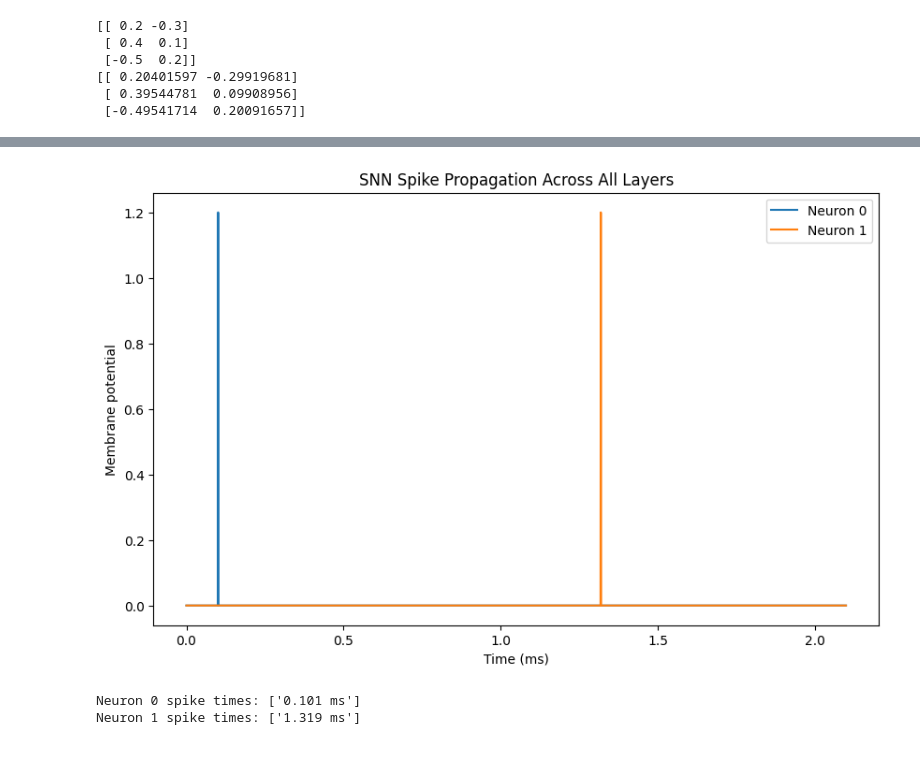
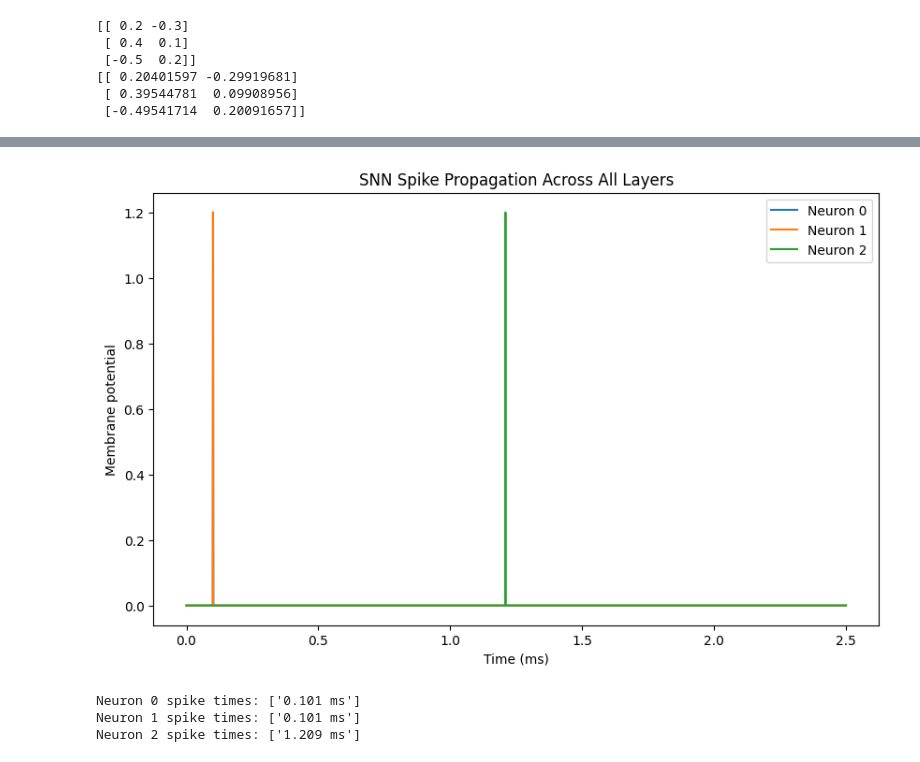
Before and after one commit to Ian3133/Dissertation, a Jupyter notebook: backprop.ipynb, the cells around one changed output, grey strips where cells are left out. Drawn from its saved outputs; the diff is of its cells as text; code cells hidden in the pictures.

```diff
--- a/backprop.ipynb
+++ b/backprop.ipynb
@@ -100,7 +100,7 @@ print(W)
  [ 0.39544781  0.09908956]
  [-0.49541714  0.20091657]]
 # %%
-weight = 0.5
+weights = np.array([0.5, 0.5])
 # %%
 # Basic example of 2 neurons with weight applied and repeat runs to correct weight in back prop
 
@@ -127,8 +127,8 @@ def spike_timing(w, global_clock, layer, sum, spikes_received):
 def math1(layer, sum, spikes_received):
     return (sum/spikes_received )+ layer
 
-
-n_input = 1
+input = [0.1, 0.9]
+n_input = 2
 n_output = 1
 n_total = n_input + n_output
 
@@ -148,10 +148,10 @@ neurons.sum = 0.0
 neurons.spikes_received = 0.0
 
 # Spike inputs (one per input neuron)     times=[i*0.4 for i in range(n_input)]
-stim = SpikeGeneratorGroup(n_input, indices=range(n_input), times=([.1] * ms))
+stim = SpikeGeneratorGroup(n_input, indices=range(n_input), times=((input) * ms))
 
 # Input → Hidden connections
-syn_input = Synapses(stim, neurons[0:1], '''
+syn_input = Synapses(stim, neurons[0:2], '''
     w : 1
     layer : 1
 ''', on_pre='''
@@ -161,8 +161,8 @@ syn_input = Synapses(stim, neurons[0:1], '''
 ''')
 syn_input.connect()
 
-# Output layer: hidden → output
-syn_output = Synapses(neurons[0], neurons[1], '''
+
+syn_output = Synapses(neurons[0:2], neurons[2], '''
     w : 1
     layer : 1
 ''', on_pre='''
@@ -172,7 +172,7 @@ syn_output = Synapses(neurons[0], neurons[1], '''
 
 ''')
 syn_output.connect()
-syn_output.w = weight # np.random.uniform(-0.90, .90, size=1) # [ 0.7116071 , -1.1385437 , -1.088651, 0.43341887, -1.4892002 , -1.3539809 ,0.28178445,  0.152175  , -0.54456943, -1.5054257 ,  0.12284008,  0.49124786, -0.41317764,  0.5724888 ,  0.4868003, 0.38319886,  0.31672755,  0.5698485, -0.7893439 , -0.4332046 ,  1.1470755, -0.619324  , -0.6091148 , -0.2407385, -0.02582   , -0.17720485,  0.3123896, -0.01638766,  0.39673412, -0.4153284 ]
+syn_output.w = weights # np.random.uniform(-0.90, .90, size=1) # [ 0.7116071 , -1.1385437 , -1.088651, 0.43341887, -1.4892002 , -1.3539809 ,0.28178445,  0.152175  , -0.54456943, -1.5054257 ,  0.12284008,  0.49124786, -0.41317764,  0.5724888 ,  0.4868003, 0.38319886,  0.31672755,  0.5698485, -0.7893439 , -0.4332046 ,  1.1470755, -0.619324  , -0.6091148 , -0.2407385, -0.02582   , -0.17720485,  0.3123896, -0.01638766,  0.39673412, -0.4153284 ]
 #np.random.uniform(0.10, .90, size=30)
 syn_output.layer = 1
 
@@ -193,7 +193,7 @@ sch_time = StateMonitor(neurons, 'scheduled_time', record=True)
 spikemon = SpikeMonitor(neurons)
 
 
-run(2.1*ms)
+run(2.5*ms)
 
 # # Plot voltages
 figure(figsize=(10, 6))
@@ -212,6 +212,7 @@ show()
 
 sp_1 = 0.0
 sp_2 = 0.0
+sp_3 = 0.0
 for i in range(n_total):
     times = spikemon.spike_trains()[i]
     if len(times) > 0:
@@ -219,6 +220,8 @@ for i in range(n_total):
         print(f"Neuron {i} spike times: {formatted_times}")
         if i == 0:
             sp_1 = times/ms
+        elif i == 2:
+            sp_2 = times/ms
         else:
-            sp_2 = times/ms
+            sp_3 = times/ms
 # %% [output]
@@ -227,8 +237,9 @@ WARNING    Came across an abstract code block that may not be well-defined: the
 WARNING    Came across an abstract code block that may not be well-defined: the outcome may depend on the order of execution. You can ignore this warning if you are sure that the order of operations d ...
  [brian2.codegen.generators.base]
-[figure, old version]
+[figure, new version]
 Neuron 0 spike times: ['0.101 ms']
-Neuron 1 spike times: ['1.319 ms']
+Neuron 1 spike times: ['0.101 ms']
+Neuron 2 spike times: ['1.209 ms']
 # %%
 import numpy as np
 
```
Also changed, not shown: parts of 3 cells of this notebook.
